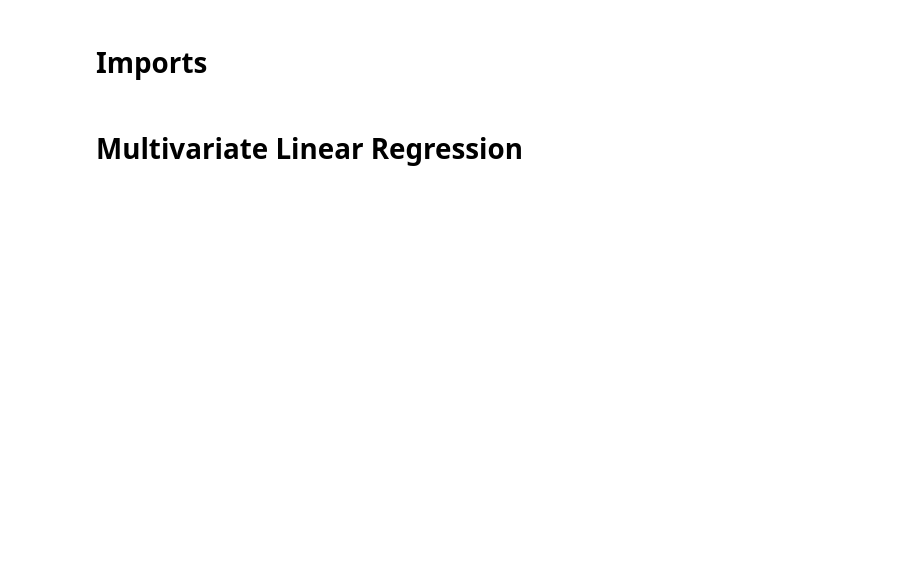
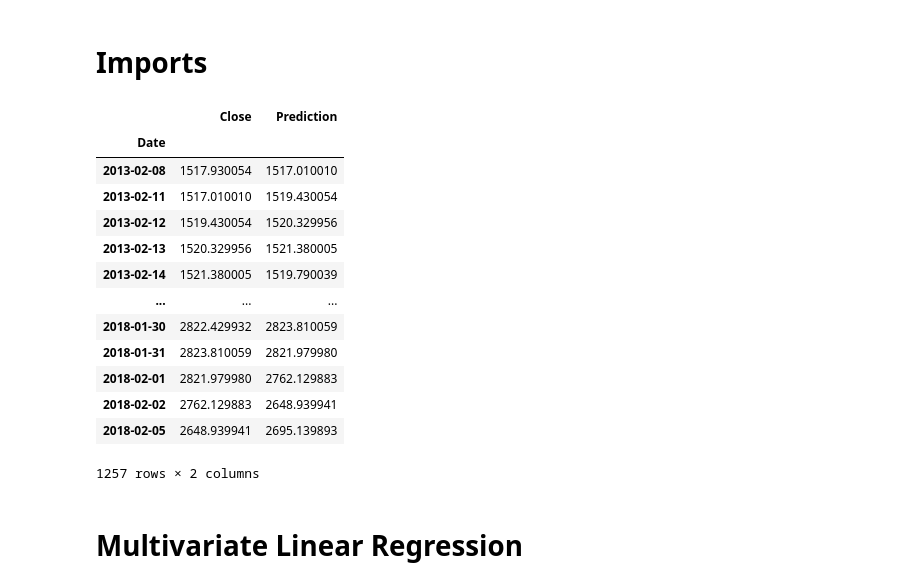
Before and after one commit to rtjuandi/Stock-Market-DAP, a Jupyter notebook: DAP4/Linear Regression.ipynb, the cells around one changed output. Cells and saved outputs as stored; diff of their text form; code cells hidden in the pictures; blank space fills up the shorter version.

```diff
--- a/DAP4/Linear Regression.ipynb
+++ b/DAP4/Linear Regression.ipynb
@@ -24,13 +24,29 @@ mpl.rc('ytick', labelsize=12)
 # %%
 df = pd.read_csv('../processeddata/SP500_prices.csv')
 df.set_index(['Date'],inplace=True)
 df = df[['Close']]
 
 # Days to Forecasr
 forecast_out = 1
 
 df['Prediction'] = df['Close'].shift(-forecast_out)
 df.dropna(inplace=True)
+df
+# %% [output]
+|  | Close | Prediction |
+| Date |  |  |
+| 2013-02-08 | 1517.930054 | 1517.010010 |
+| 2013-02-11 | 1517.010010 | 1519.430054 |
+| 2013-02-12 | 1519.430054 | 1520.329956 |
+| 2013-02-13 | 1520.329956 | 1521.380005 |
+| 2013-02-14 | 1521.380005 | 1519.790039 |
+| ... | ... | ... |
+| 2018-01-30 | 2822.429932 | 2823.810059 |
+| 2018-01-31 | 2823.810059 | 2821.979980 |
+| 2018-02-01 | 2821.979980 | 2762.129883 |
+| 2018-02-02 | 2762.129883 | 2648.939941 |
+| 2018-02-05 | 2648.939941 | 2695.139893 |
+1257 rows × 2 columns
 # %% [markdown]
 # Multivariate Linear Regression
 # %%
```
Also changed, not shown: parts of 1 cell of this notebook.
